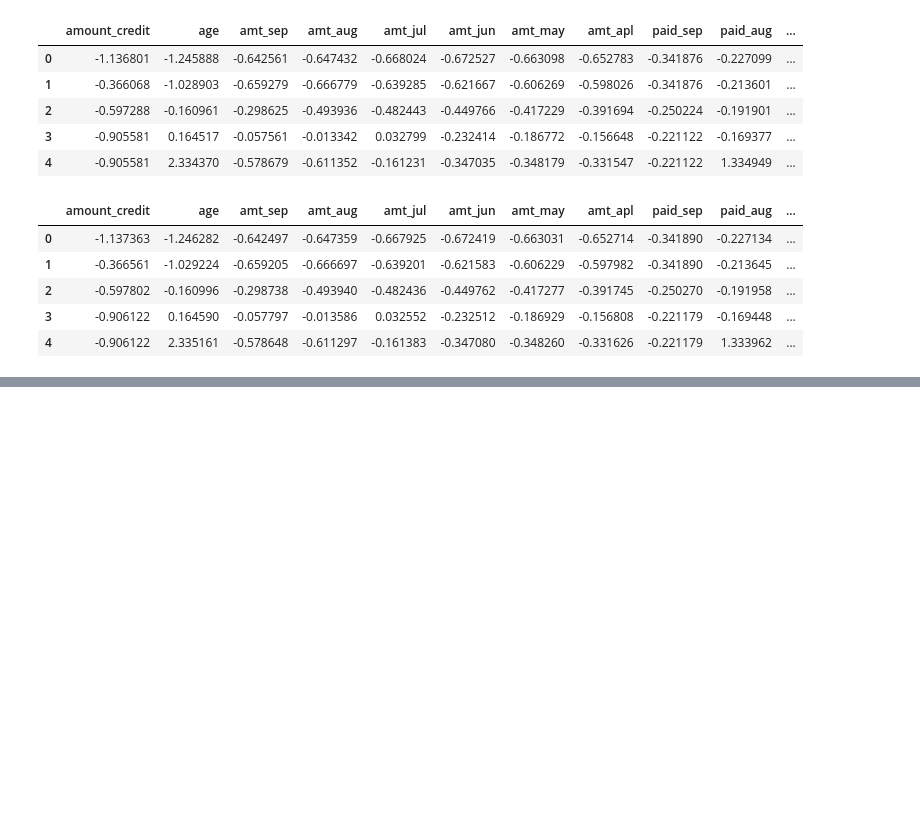
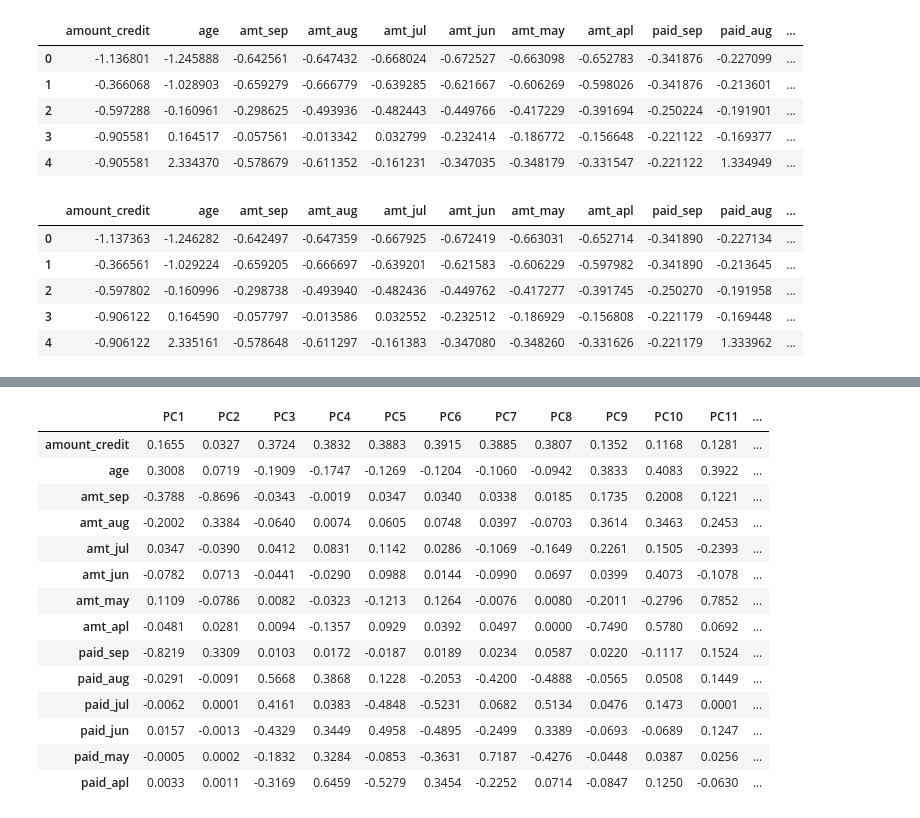
Before and after one commit to PosgradoMNA/Actividades_de_Aprendizaje_A01793670_BryanAlvaradoCruz, a Jupyter notebook: A01793670_Actividad_Semanal_6_DS.ipynb, the cells around one changed output, grey strips where cells are left out. Saved outputs shown, nothing was run; the diff lists cells and outputs as text; code cells hidden in the pictures; blank space fills up the shorter version.

```diff
--- a/A01793670_Actividad_Semanal_6_DS.ipynb
+++ b/A01793670_Actividad_Semanal_6_DS.ipynb
@@ -542,0 +543,10 @@ scaled_df_sna.head()
+# %%
+from sklearn.decomposition import PCA
+pcs_imp_a = PCA() #Creamos variable pcs que almacena el método PCA().
+pcs_sna_b = PCA()
+
+pcs_imp = pcs_imp_a.fit_transform(scaled_df_imp) ##variable pcs_t almacena los valores aplicados de la transformación de pcs
+pcs_sna = pcs_sna_b.fit_transform(scaled_df_sna)
+# %%
+pcs_labels = [f'PC{i + 1}' for i in range(len(scaled_df_imp.columns))]
+pcs_labels
@@ -542,0 +664,22 @@ scaled_df_sna.head()
+# %%
+pcsComponents_df_imp = pd.DataFrame(pcs_imp_a.components_.round(4),#datos pcs.components nos da los pesos de cada uno de los componentes
+                                columns=pcs_labels,#columnas Son 14 columnas, las cuales hacen referencia a cada uno de los componentes: PC1, PC2...PC10
+                                index=scaled_df_imp.columns #índice (ID) Las filas son 10 también, las cuales hacen referencia a las variables originales
+                                )
+pcsComponents_df_imp
+# %% [output]
+|  | PC1 | PC2 | PC3 | PC4 | PC5 | PC6 | PC7 | PC8 | PC9 | PC10 | PC11 | ... |
+| amount_credit | 0.1655 | 0.0327 | 0.3724 | 0.3832 | 0.3883 | 0.3915 | 0.3885 | 0.3807 | 0.1352 | 0.1168 | 0.1281 | ... |
+| age | 0.3008 | 0.0719 | -0.1909 | -0.1747 | -0.1269 | -0.1204 | -0.1060 | -0.0942 | 0.3833 | 0.4083 | 0.3922 | ... |
+| amt_sep | -0.3788 | -0.8696 | -0.0343 | -0.0019 | 0.0347 | 0.0340 | 0.0338 | 0.0185 | 0.1735 | 0.2008 | 0.1221 | ... |
+| amt_aug | -0.2002 | 0.3384 | -0.0640 | 0.0074 | 0.0605 | 0.0748 | 0.0397 | -0.0703 | 0.3614 | 0.3463 | 0.2453 | ... |
+| amt_jul | 0.0347 | -0.0390 | 0.0412 | 0.0831 | 0.1142 | 0.0286 | -0.1069 | -0.1649 | 0.2261 | 0.1505 | -0.2393 | ... |
+| amt_jun | -0.0782 | 0.0713 | -0.0441 | -0.0290 | 0.0988 | 0.0144 | -0.0990 | 0.0697 | 0.0399 | 0.4073 | -0.1078 | ... |
+| amt_may | 0.1109 | -0.0786 | 0.0082 | -0.0323 | -0.1213 | 0.1264 | -0.0076 | 0.0080 | -0.2011 | -0.2796 | 0.7852 | ... |
+| amt_apl | -0.0481 | 0.0281 | 0.0094 | -0.1357 | 0.0929 | 0.0392 | 0.0497 | 0.0000 | -0.7490 | 0.5780 | 0.0692 | ... |
+| paid_sep | -0.8219 | 0.3309 | 0.0103 | 0.0172 | -0.0187 | 0.0189 | 0.0234 | 0.0587 | 0.0220 | -0.1117 | 0.1524 | ... |
+| paid_aug | -0.0291 | -0.0091 | 0.5668 | 0.3868 | 0.1228 | -0.2053 | -0.4200 | -0.4888 | -0.0565 | 0.0508 | 0.1449 | ... |
+| paid_jul | -0.0062 | 0.0001 | 0.4161 | 0.0383 | -0.4848 | -0.5231 | 0.0682 | 0.5134 | 0.0476 | 0.1473 | 0.0001 | ... |
+| paid_jun | 0.0157 | -0.0013 | -0.4329 | 0.3449 | 0.4958 | -0.4895 | -0.2499 | 0.3389 | -0.0693 | -0.0689 | 0.1247 | ... |
+| paid_may | -0.0005 | 0.0002 | -0.1832 | 0.3284 | -0.0853 | -0.3631 | 0.7187 | -0.4276 | -0.0448 | 0.0387 | 0.0256 | ... |
+| paid_apl | 0.0033 | 0.0011 | -0.3169 | 0.6459 | -0.5279 | 0.3454 | -0.2252 | 0.0714 | -0.0847 | 0.1250 | -0.0630 | ... |
```
Also changed, not shown: parts of 22 cells of this notebook.
